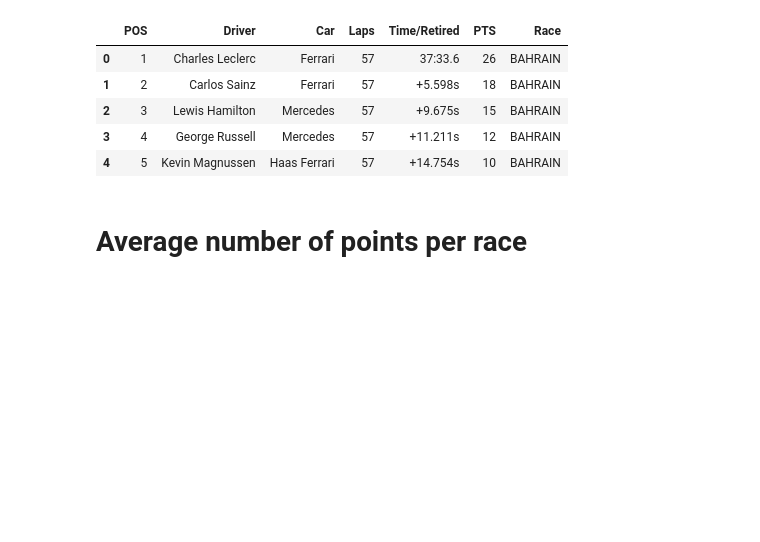
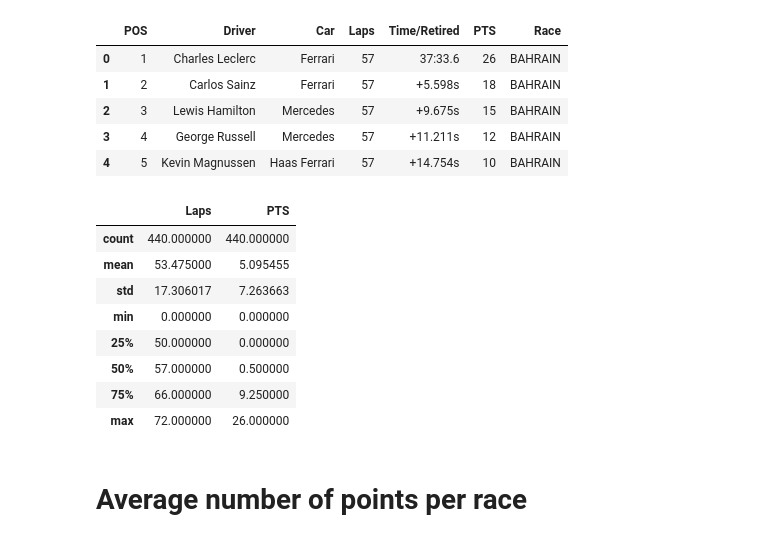
Before and after one commit to JB-26/f1-2022-analysis, a Jupyter notebook: team-analysis.ipynb, the cells around one changed output. Cells and saved outputs as stored; diff of their text form; code cells hidden in the pictures; blank space fills up the shorter version.

```diff
--- a/team-analysis.ipynb
+++ b/team-analysis.ipynb
@@ -22,6 +22,18 @@ raceResults.head()
 | 2 | 3 | Lewis Hamilton | Mercedes | 57 | +9.675s | 15 | BAHRAIN |
 | 3 | 4 | George Russell | Mercedes | 57 | +11.211s | 12 | BAHRAIN |
 | 4 | 5 | Kevin Magnussen | Haas Ferrari | 57 | +14.754s | 10 | BAHRAIN |
+# %%
+raceResults.describe()
+# %% [output]
+|  | Laps | PTS |
+| count | 440.000000 | 440.000000 |
+| mean | 53.475000 | 5.095455 |
+| std | 17.306017 | 7.263663 |
+| min | 0.000000 | 0.000000 |
+| 25% | 50.000000 | 0.000000 |
+| 50% | 57.000000 | 0.500000 |
+| 75% | 66.000000 | 9.250000 |
+| max | 72.000000 | 26.000000 |
 # %% [markdown]
 # Average number of points per race
 # %%
```
Also changed, not shown: parts of 3 cells of this notebook.
